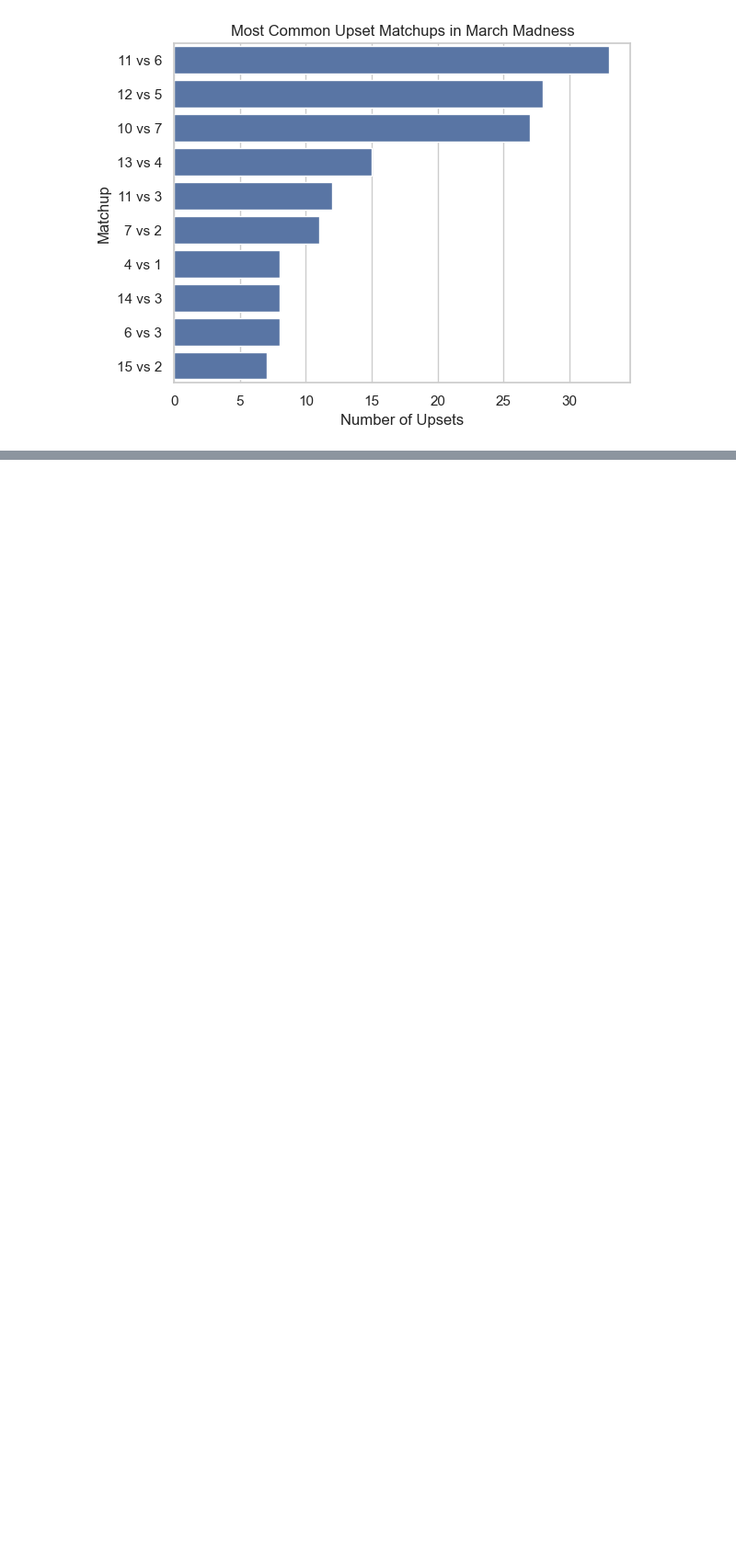
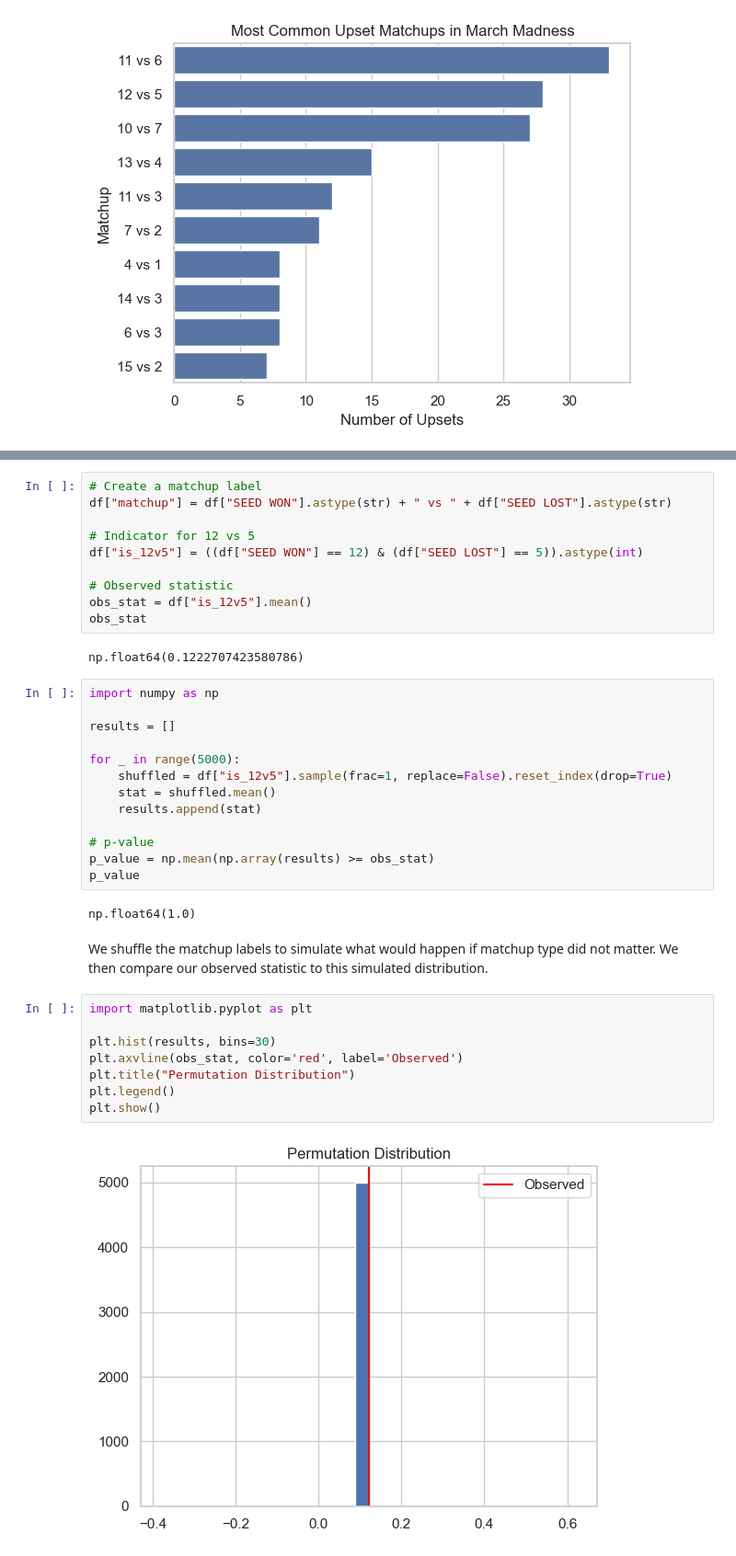
Before and after one commit to OujBrandon/march-madness-upset-analysis-UST-631, a Jupyter notebook: MM_analysis.ipynb, the cells around one changed output, grey strips where cells are left out. Shown at 92% size. Cells and saved outputs as stored; diff of their text form; blank space fills up the shorter version.

```diff
--- a/MM_analysis.ipynb
+++ b/MM_analysis.ipynb
@@ -140,0 +150,39 @@ From this exploratory analysis, we found that 12 vs 5 matchups appear frequently
+# %%
+# Create a matchup label
+df["matchup"] = df["SEED WON"].astype(str) + " vs " + df["SEED LOST"].astype(str)
+
+# Indicator for 12 vs 5
+df["is_12v5"] = ((df["SEED WON"] == 12) & (df["SEED LOST"] == 5)).astype(int)
+
+# Observed statistic
+obs_stat = df["is_12v5"].mean()
+obs_stat
+# %% [output]
+np.float64(0.1222707423580786)
+# %%
+import numpy as np
+
+results = []
+
+for _ in range(5000):
+    shuffled = df["is_12v5"].sample(frac=1, replace=False).reset_index(drop=True)
+    stat = shuffled.mean()
+    results.append(stat)
+
+# p-value
+p_value = np.mean(np.array(results) >= obs_stat)
+p_value
+# %% [output]
+np.float64(1.0)
+# %% [markdown]
+We shuffle the matchup labels to simulate what would happen if matchup type did not matter. We then compare our observed statistic to this simulated distribution.
+# %%
+import matplotlib.pyplot as plt
+
+plt.hist(results, bins=30)
+plt.axvline(obs_stat, color='red', label='Observed')
+plt.title("Permutation Distribution")
+plt.legend()
+plt.show()
+# %% [output]
+[figure, added]
```
Also changed, not shown: parts of 10 cells of this notebook.
